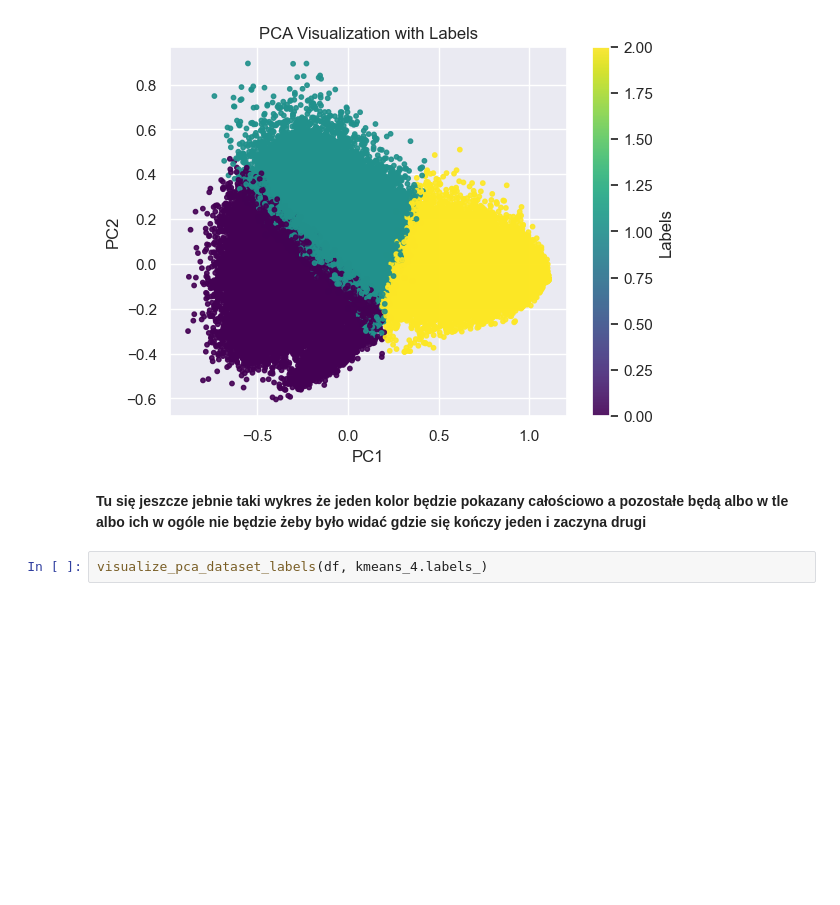
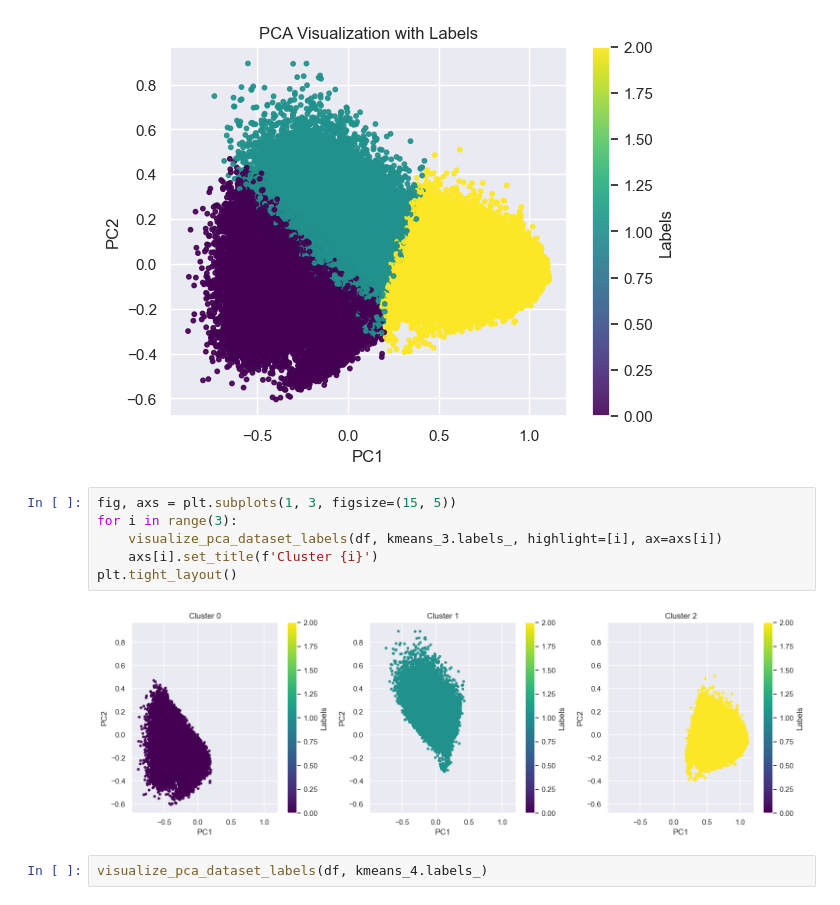
Before and after one commit to tomaszzywicki/Soccer-matches-data-analysis, a Jupyter notebook: code/KM3/models.ipynb, the cells around one changed output. Drawn from its saved outputs; the diff is of its cells as text; blank space fills up the shorter version.

Commit message:
add single cluster plots

```diff
--- a/code/KM3/models.ipynb
+++ b/code/KM3/models.ipynb
@@ -103,8 +103,14 @@ KMeans(n_clusters=4, random_state=0)
 visualize_pca_dataset_labels(df, kmeans_3.labels_)
 # %% [output]
 [figure]
-# %% [markdown]
-**Tu się jeszcze jebnie taki wykres że jeden kolor będzie pokazany całościowo a pozostałe będą albo w tle albo ich w ogóle nie będzie żeby było widać gdzie się kończy jeden i zaczyna drugi**
+# %%
+fig, axs = plt.subplots(1, 3, figsize=(15, 5))
+for i in range(3):
+    visualize_pca_dataset_labels(df, kmeans_3.labels_, highlight=[i], ax=axs[i])
+    axs[i].set_title(f'Cluster {i}')
+plt.tight_layout()
+# %% [output]
+[figure, added]
 # %%
 visualize_pca_dataset_labels(df, kmeans_4.labels_)
 # %% [output]
```
Also changed, not shown: parts of 5 cells of this notebook.
